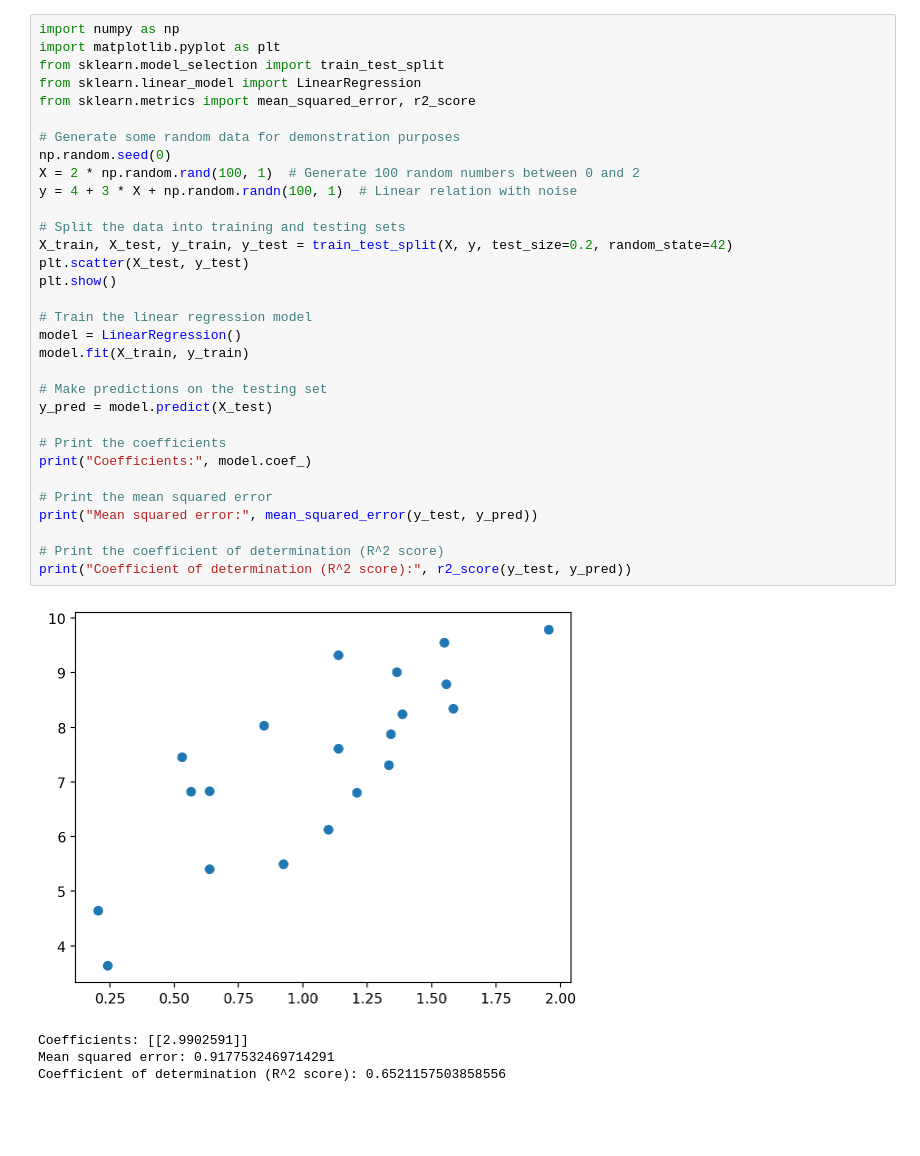
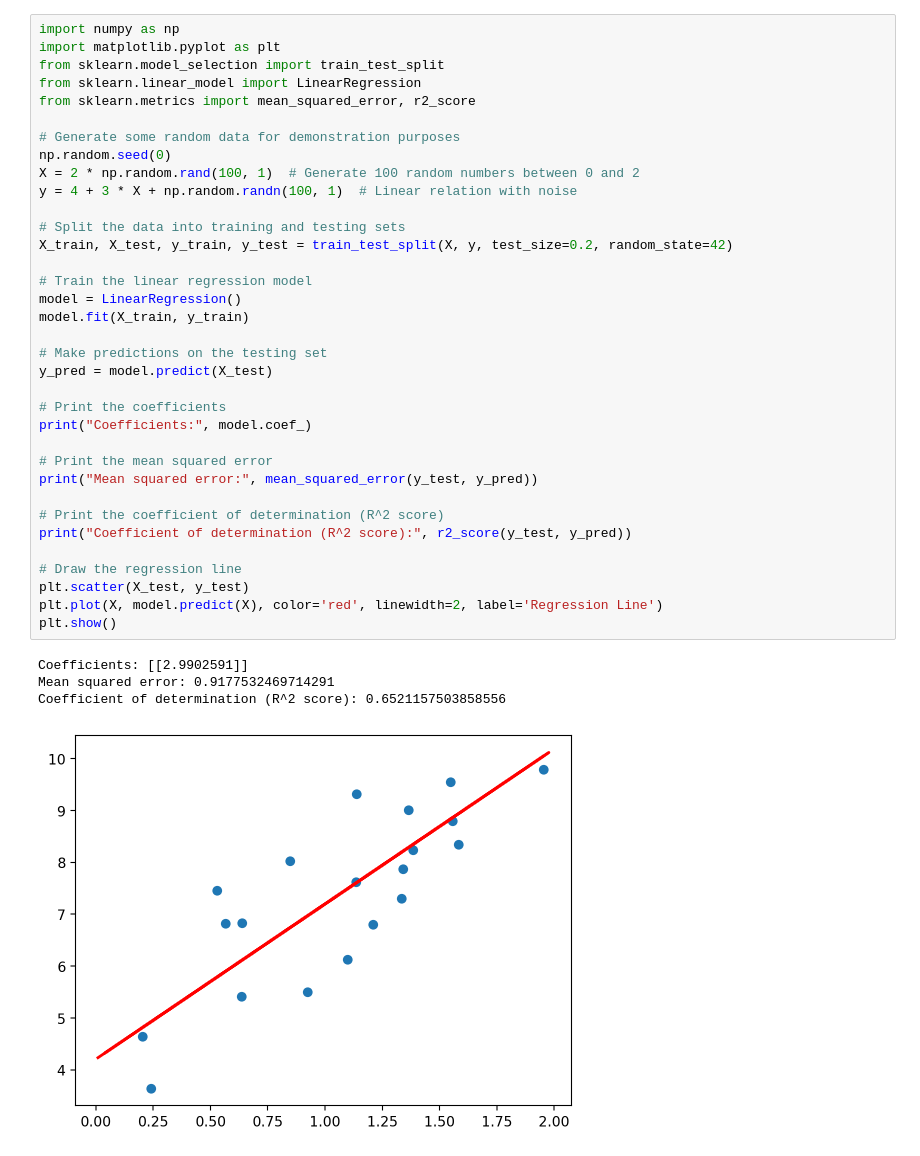
Before and after one commit to afsin1/regression, a Jupyter notebook: simple_linear_reg.ipynb, the cells around one changed output. Saved outputs shown, nothing was run; the diff lists cells and outputs as text; blank space fills up the shorter version.

```diff
--- a/simple_linear_reg.ipynb
+++ b/simple_linear_reg.ipynb
@@ -2,36 +2,39 @@
 import numpy as np
 import matplotlib.pyplot as plt
 from sklearn.model_selection import train_test_split
 from sklearn.linear_model import LinearRegression
 from sklearn.metrics import mean_squared_error, r2_score
 
 # Generate some random data for demonstration purposes
 np.random.seed(0)
 X = 2 * np.random.rand(100, 1)  # Generate 100 random numbers between 0 and 2
 y = 4 + 3 * X + np.random.randn(100, 1)  # Linear relation with noise
 
 # Split the data into training and testing sets
 X_train, X_test, y_train, y_test = train_test_split(X, y, test_size=0.2, random_state=42)
-plt.scatter(X_test, y_test)
-plt.show()
 
 # Train the linear regression model
 model = LinearRegression()
 model.fit(X_train, y_train)
 
 # Make predictions on the testing set
 y_pred = model.predict(X_test)
 
 # Print the coefficients
 print("Coefficients:", model.coef_)
 
 # Print the mean squared error
 print("Mean squared error:", mean_squared_error(y_test, y_pred))
 
 # Print the coefficient of determination (R^2 score)
 print("Coefficient of determination (R^2 score):", r2_score(y_test, y_pred))
+
+# Draw the regression line
+plt.scatter(X_test, y_test)
+plt.plot(X, model.predict(X), color='red', linewidth=2, label='Regression Line')
+plt.show()
 # %% [output]
+Coefficients: [[2.9902591]]
+Mean squared error: 0.9177532469714291
+Coefficient of determination (R^2 score): 0.6521157503858556
-[figure, old version]
+[figure, new version]
-Coefficients: [[2.9902591]]
-Mean squared error: 0.9177532469714291
-Coefficient of determination (R^2 score): 0.6521157503858556
```
